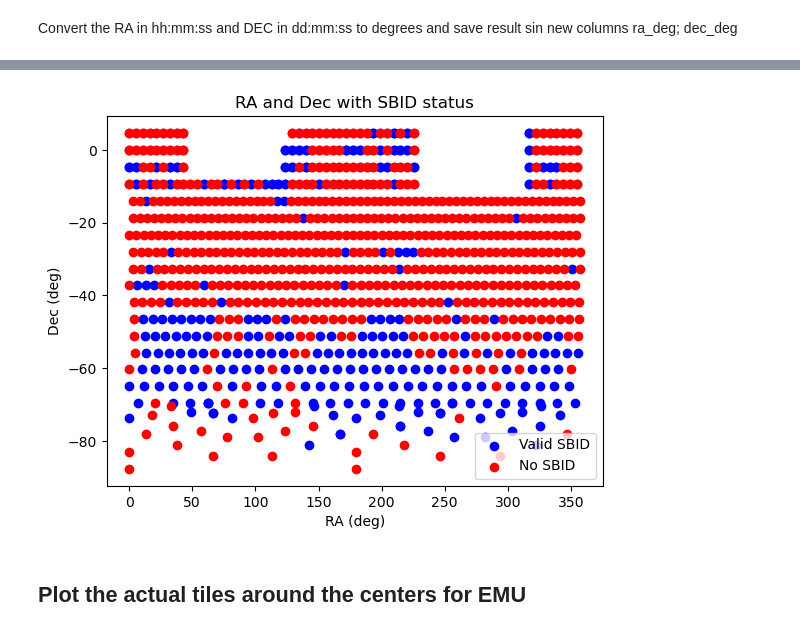
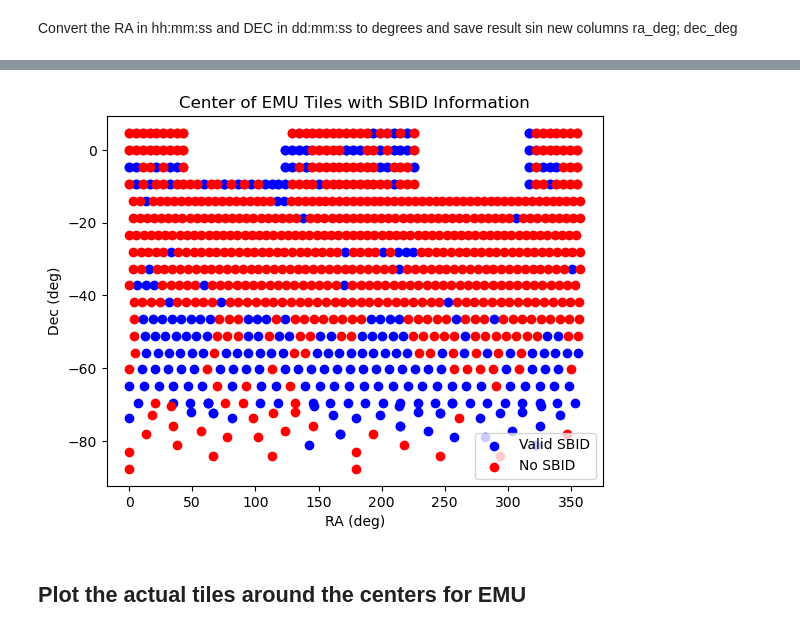
Before and after one commit to theWebTardigrade/fundamental-properties-of-EMU-radio-sources, a Jupyter notebook: code/EMU_DES_tiles.ipynb, the cells around one changed output, grey strips where cells are left out. Cells and saved outputs as stored; diff of their text form; code cells hidden in the pictures.

```diff
--- a/code/EMU_DES_tiles.ipynb
+++ b/code/EMU_DES_tiles.ipynb
@@ -60,11 +74,23 @@ ra_hms = emu_tiles_df['ra'].values  # Extract RA values as a NumPy array
 dec_dms = emu_tiles_df['dec'].values # Extract Dec values as a NumPy array
 
 # Create a SkyCoord object directly from the arrays
-coord = SkyCoord(ra=ra_hms, dec=dec_dms, unit=(u.hourangle, u.deg))
+emu_center_coords = SkyCoord(ra=ra_hms, dec=dec_dms, unit=(u.hourangle, u.deg))
 
-# Access the converted RA and Dec values in degrees
-emu_tiles_df['ra_deg'] = coord.ra.deg
-emu_tiles_df['dec_deg'] = coord.dec.deg
+# Create new columns in the data frame for the RA and DEC in degrees
+emu_tiles_df['center_ra_deg'] = emu_center_coords.ra.deg
+emu_tiles_df['center_dec_deg'] = emu_center_coords.dec.deg
 
-# Print the updated DataFrame
-emu_tiles_df.head()
+# Create new columns in the data frame for the RA and DEC in degrees of the corners of each tile
+# Size of the tile in degrees
+size = 5
+half_size = size / 2
+
+emu_tiles_df['rac1_deg'] = emu_tiles_df['center_ra_deg'] - half_size
+emu_tiles_df['rac2_deg'] = emu_tiles_df['center_ra_deg'] + half_size
+emu_tiles_df['rac3_deg'] = emu_tiles_df['center_ra_deg'] + half_size
+emu_tiles_df['rac4_deg'] = emu_tiles_df['center_ra_deg'] - half_size
+
+emu_tiles_df['decc1_deg'] = emu_tiles_df['center_dec_deg'] - half_size
+emu_tiles_df['decc2_deg'] = emu_tiles_df['center_dec_deg'] - half_size
+emu_tiles_df['decc3_deg'] = emu_tiles_df['center_dec_deg'] + half_size
+emu_tiles_df['decc4_deg'] = emu_tiles_df['center_dec_deg'] + half_size
@@ -86,19 +97,14 @@ emu_tiles_df['obs_length'] = pd.to_numeric(emu_tiles_df['obs_length'], errors='c
 # %%
-# prompt: plot ra_deg, dec_deg using different colors for those that have valid sbid
-
-# Assuming 'sbid' is the column with SBID information
-has_sbid = emu_tiles_df['sbid'].notna()
-
 # Plot points with different colors based on whether 'sbid' is valid
-plt.scatter(emu_tiles_df.loc[has_sbid, 'ra_deg'], emu_tiles_df.loc[has_sbid, 'dec_deg'], color='blue', label='Valid SBID')
-plt.scatter(emu_tiles_df.loc[~has_sbid, 'ra_deg'], emu_tiles_df.loc[~has_sbid, 'dec_deg'], color='red', label='No SBID')
+plt.scatter(emu_tiles_df.loc[has_sbid, 'center_ra_deg'], emu_tiles_df.loc[has_sbid, 'center_dec_deg'], color='blue', label='Valid SBID')
+plt.scatter(emu_tiles_df.loc[~has_sbid, 'center_ra_deg'], emu_tiles_df.loc[~has_sbid, 'center_dec_deg'], color='red', label='No SBID')
 
 plt.xlabel('RA (deg)')
 plt.ylabel('Dec (deg)')
 plt.title('Center of EMU Tiles with SBID Information')
 plt.legend()
 plt.show()
 # %% [output]
-[figure, old version]
+[figure, new version]
 # %% [markdown]
 ## Plot the actual tiles around the centers for EMU
```
Also changed, not shown: parts of 21 cells of this notebook, 2 other files.
